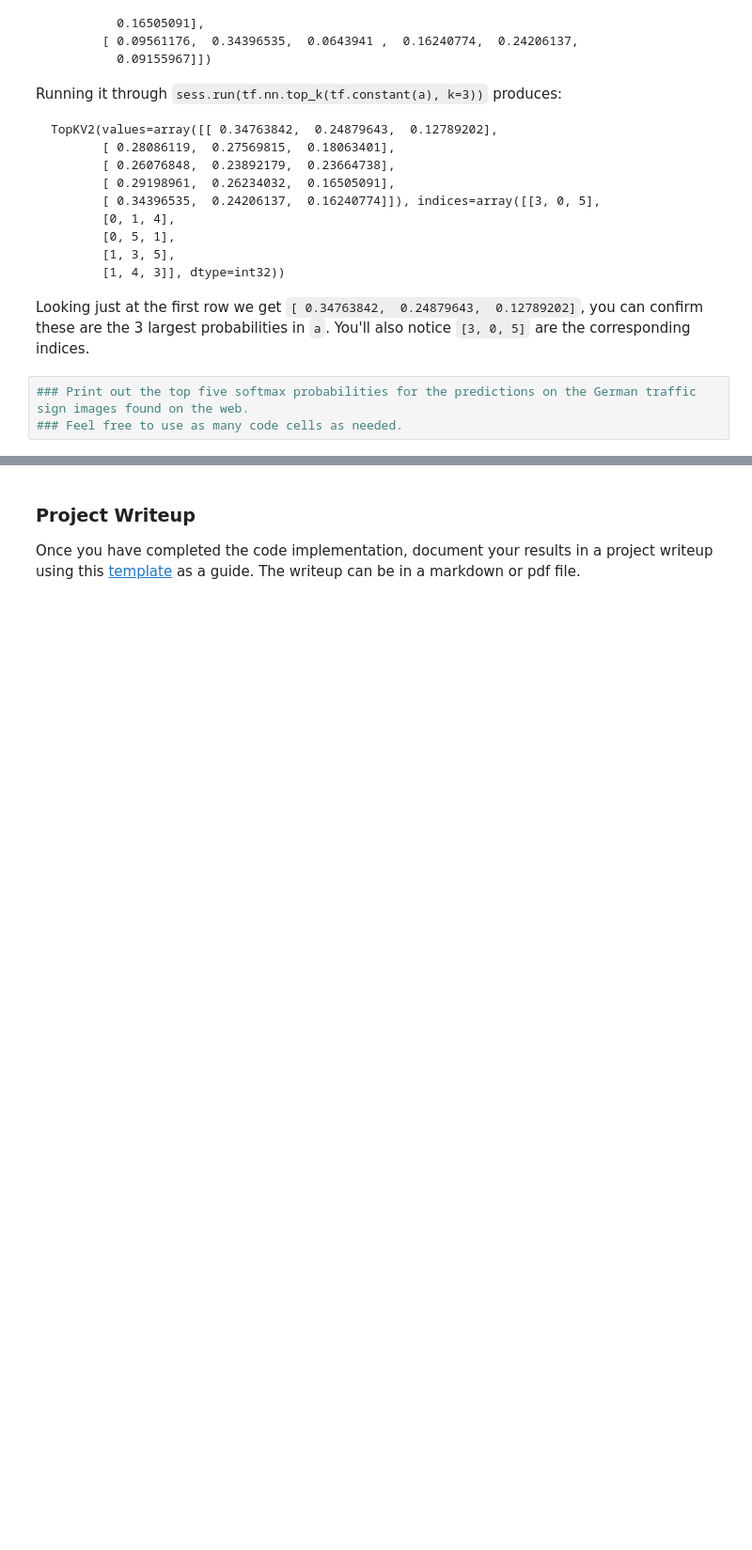
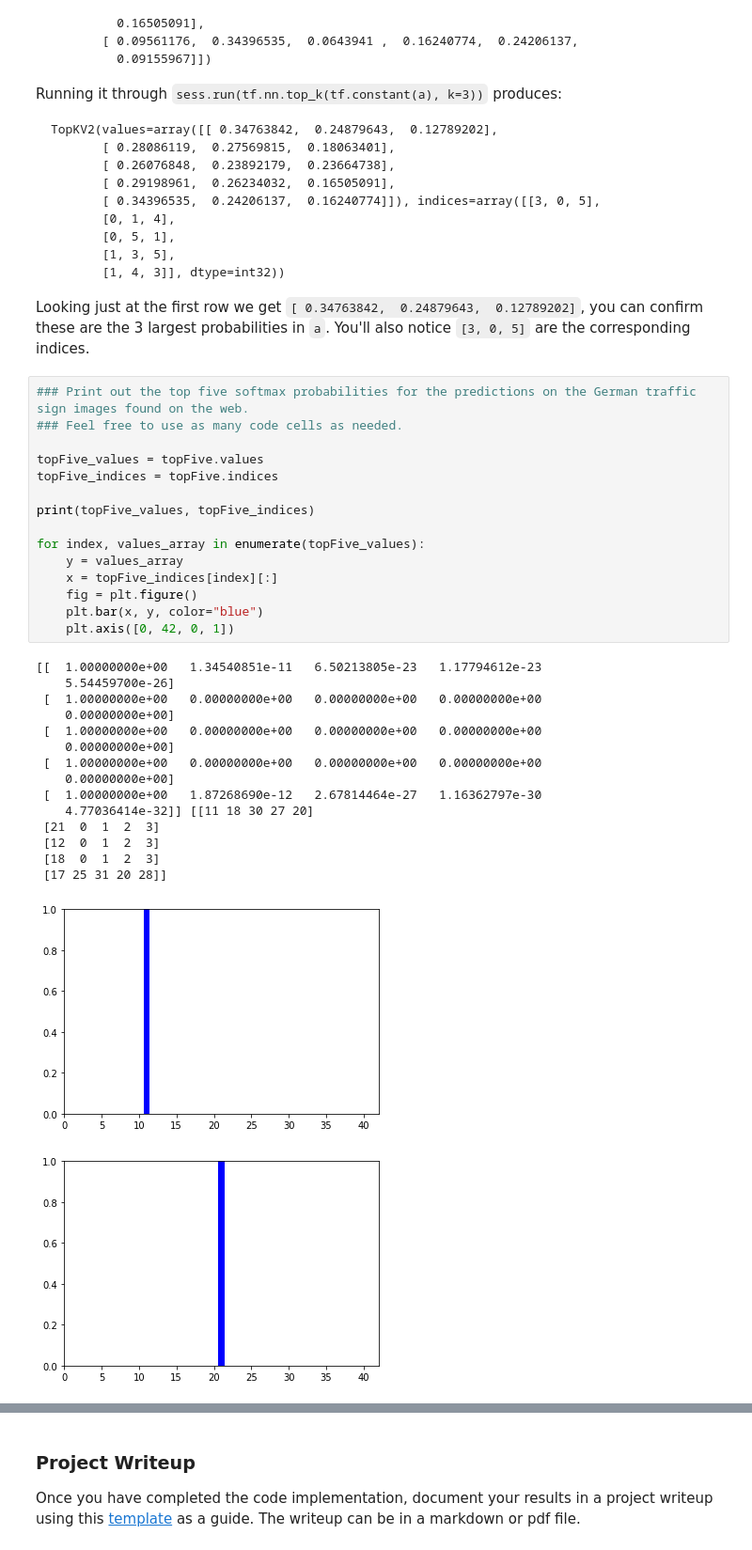
Before and after one commit to daphate/TrafficSignClassifier, a Jupyter notebook: Traffic_Sign_Classifier.ipynb, the cells around one changed output, grey strips where cells are left out. Shown: that part at 94% size. Saved outputs shown, nothing was run; the diff lists cells and outputs as text; blank space fills up the shorter version.

```diff
--- a/Traffic_Sign_Classifier.ipynb
+++ b/Traffic_Sign_Classifier.ipynb
@@ -602,3 +731,32 @@ Looking just at the first row we get `[ 0.34763842,  0.24879643,  0.12789202]`,
 # %%
 ### Print out the top five softmax probabilities for the predictions on the German traffic sign images found on the web.
 ### Feel free to use as many code cells as needed.
+
+topFive_values = topFive.values
+topFive_indices = topFive.indices
+
+print(topFive_values, topFive_indices)
+
+for index, values_array in enumerate(topFive_values):
+    y = values_array
+    x = topFive_indices[index][:]
+    fig = plt.figure()
+    plt.bar(x, y, color="blue")
+    plt.axis([0, 42, 0, 1])
+# %% [output]
+[[  1.00000000e+00   1.34540851e-11   6.50213805e-23   1.17794612e-23
+    5.54459700e-26]
+ [  1.00000000e+00   0.00000000e+00   0.00000000e+00   0.00000000e+00
+    0.00000000e+00]
+ [  1.00000000e+00   0.00000000e+00   0.00000000e+00   0.00000000e+00
+    0.00000000e+00]
+ [  1.00000000e+00   0.00000000e+00   0.00000000e+00   0.00000000e+00
+    0.00000000e+00]
+ [  1.00000000e+00   1.87268690e-12   2.67814464e-27   1.16362797e-30
+    4.77036414e-32]] [[11 18 30 27 20]
+ [21  0  1  2  3]
+ [12  0  1  2  3]
+ [18  0  1  2  3]
+ [17 25 31 20 28]]
+[figure, added]
+[figure, added]
```
Also changed, not shown: parts of 24 cells of this notebook.
